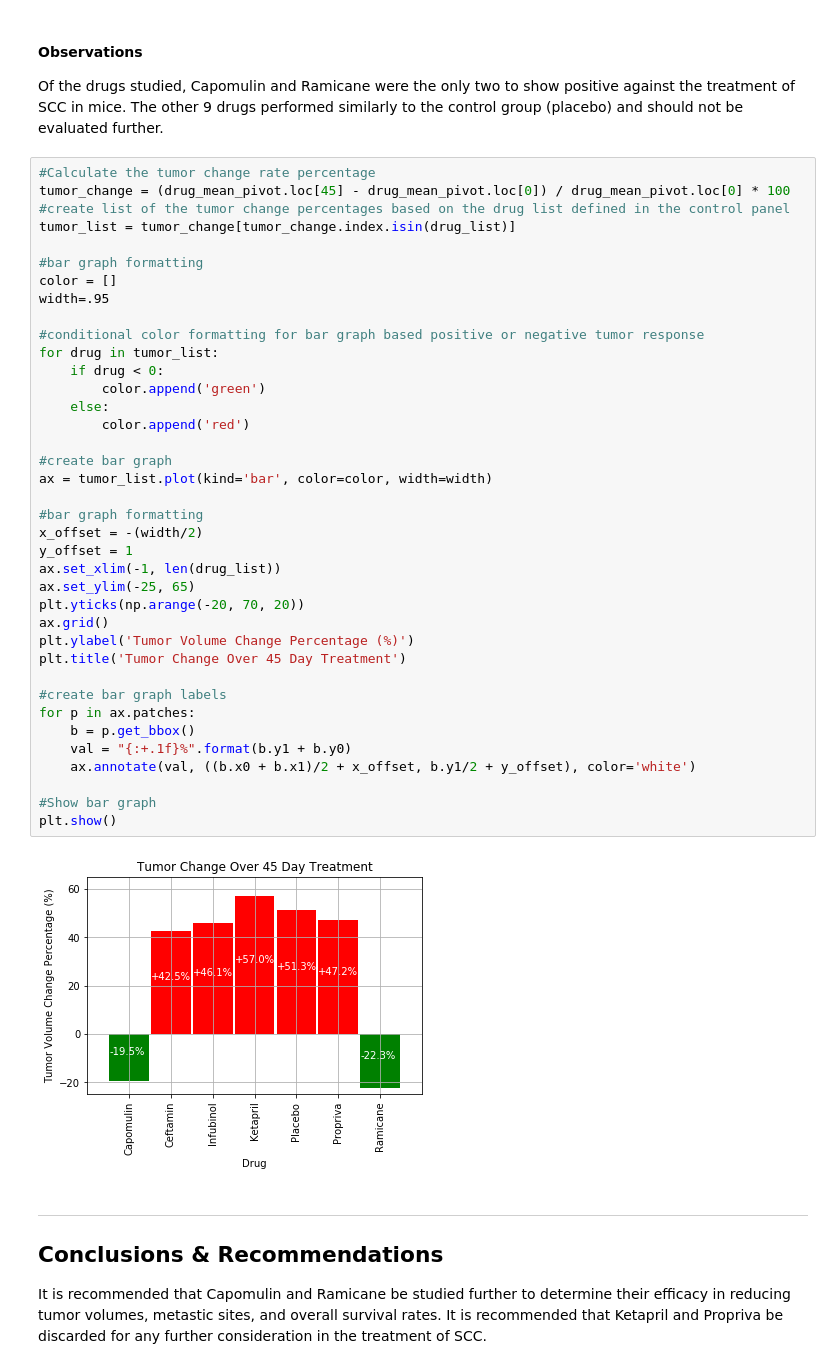
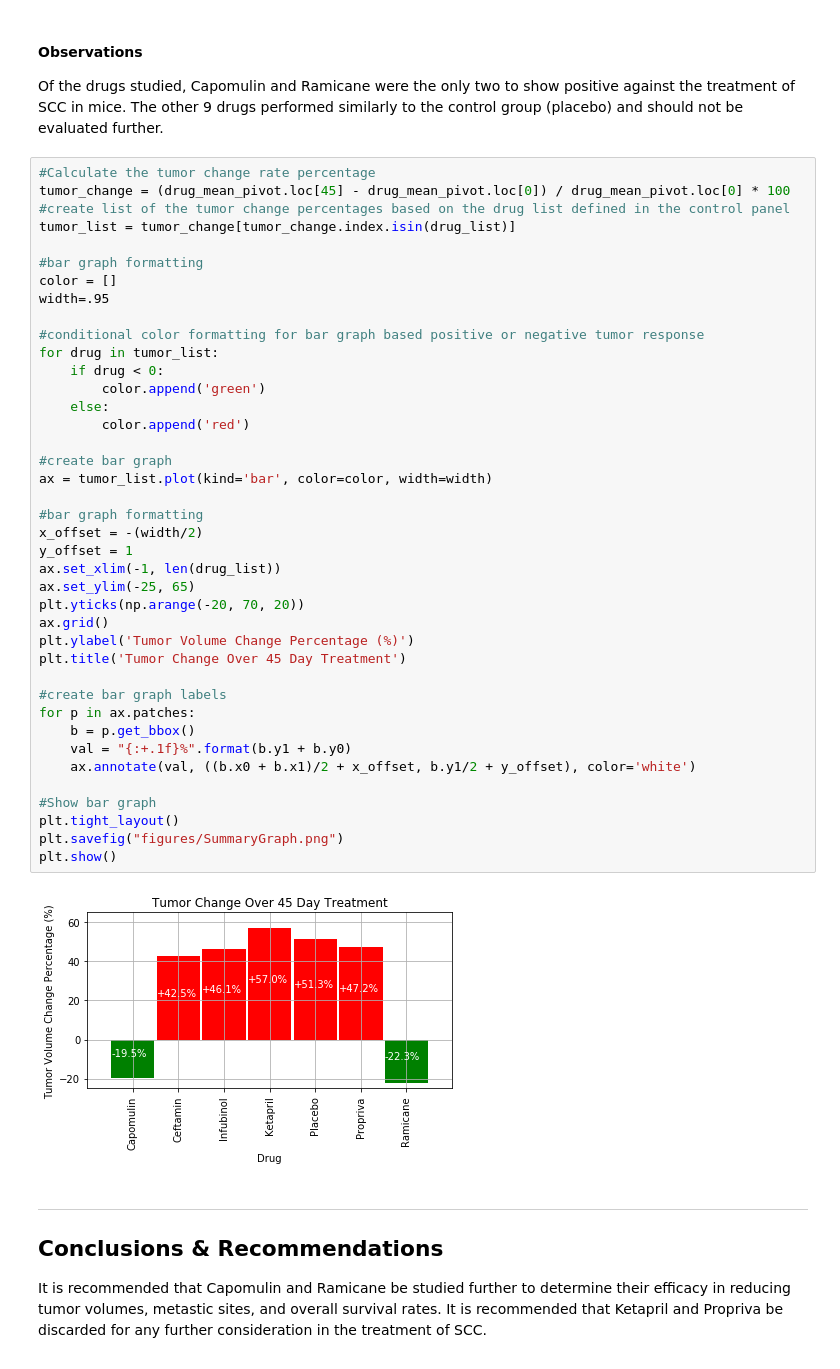
Before and after one commit to kimberlyjharrison/UCI-DA, a Jupyter notebook: Homework-5/Pymaceuticals/pymaceuticals_Harrison.ipynb, the cells around one changed output. Saved outputs shown, nothing was run; the diff lists cells and outputs as text.

```diff
--- a/Homework-5/Pymaceuticals/pymaceuticals_Harrison.ipynb
+++ b/Homework-5/Pymaceuticals/pymaceuticals_Harrison.ipynb
@@ -182,34 +188,36 @@ width=.95
 
 #conditional color formatting for bar graph based positive or negative tumor response
 for drug in tumor_list:
     if drug < 0:
         color.append('green')
     else:
         color.append('red')
 
 #create bar graph
 ax = tumor_list.plot(kind='bar', color=color, width=width)
 
 #bar graph formatting
 x_offset = -(width/2)
 y_offset = 1
 ax.set_xlim(-1, len(drug_list))
 ax.set_ylim(-25, 65)
 plt.yticks(np.arange(-20, 70, 20))
 ax.grid()
 plt.ylabel('Tumor Volume Change Percentage (%)')
 plt.title('Tumor Change Over 45 Day Treatment')
 
 #create bar graph labels
 for p in ax.patches:
     b = p.get_bbox()
     val = "{:+.1f}%".format(b.y1 + b.y0)
     ax.annotate(val, ((b.x0 + b.x1)/2 + x_offset, b.y1/2 + y_offset), color='white')
 
 #Show bar graph
+plt.tight_layout()
+plt.savefig("figures/SummaryGraph.png")
 plt.show()
 # %% [output]
-[figure, old version]
+[figure, new version]
 # %% [markdown]
 ___
 ## Conclusions & Recommendations
```
Also changed, not shown: parts of 3 cells of this notebook, 4 other files.
